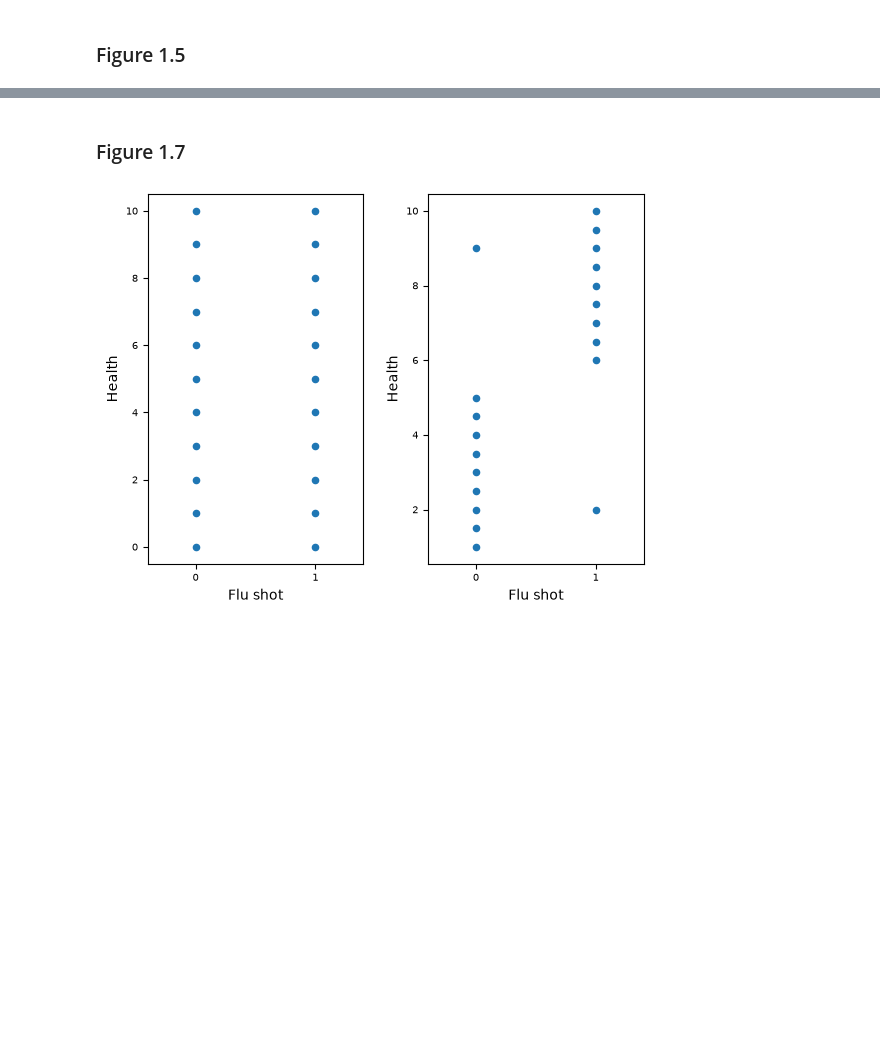
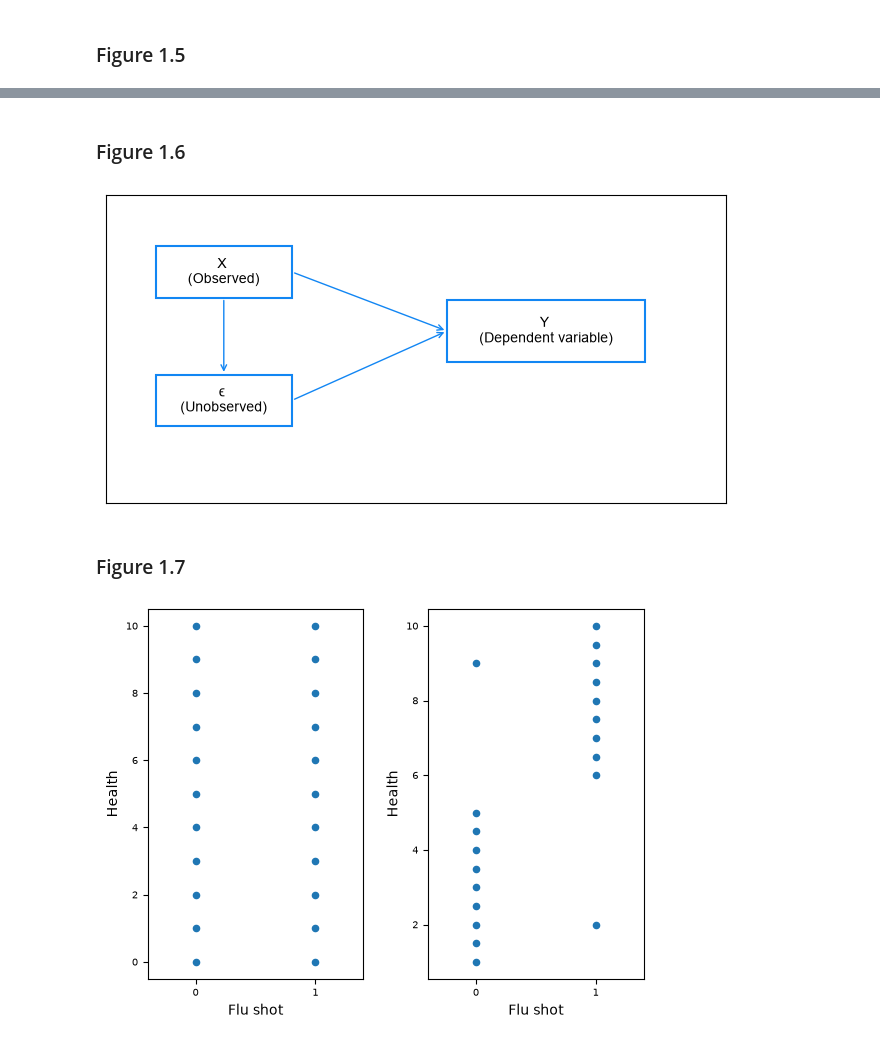
Before and after one commit to ani-research/Python-Companion-For-Real-Econometrics-by-M.Bailey, a Jupyter notebook: chapters/chapter01.ipynb, the cells around one changed output, grey strips where cells are left out. Saved outputs shown, nothing was run; the diff lists cells and outputs as text; code cells hidden in the pictures; blank space fills up the shorter version.

```diff
--- a/chapters/chapter01.ipynb
+++ b/chapters/chapter01.ipynb
@@ -145,3 +243,57 @@ plt.show()
+# %% [markdown]
+### Figure 1.6
+# %%
+from matplotlib.patches import Rectangle
+
+fig, ax = plt.subplots(figsize=(8,4))
+
+# Remove axes
+ax.set_xlim(0,10)
+ax.set_ylim(0,6)
+ax.set_xticklabels([])
+ax.set_yticklabels([])
+ax.tick_params(axis="both", which="major", length=0)
+
+
+# Box
+ax.add_patch(Rectangle((0.8,4), 2.2, 1,
+                       fill=False, linewidth=1.5, color="#1286F3"))
+ax.text(1.9,4.5, "X \n(Observed)",
+        ha="center", va="center")
+
+# Error box
+ax.add_patch(Rectangle((0.8,1.5),2.2,1,
+                       fill=False, linewidth=1.5, color="#1286F3"))
+ax.text(1.9,2, "ϵ \n(Unobserved)",
+        ha="center", va="center")
+
+# Y box
+ax.add_patch(Rectangle((5.5,2.75),3.2,1.2,
+                       fill=False, linewidth=1.5, color="#1286F3"))
+ax.text(7.1,3.35,"Y \n(Dependent variable)",
+        ha="center", va="center")
+
+# X -> epsilon
+ax.annotate("",                         # We just want the arrow so empty string
+            xy=(1.9,2.5),               #Tail of the arrow
+            xytext=(1.9,4),             #Head of the arrow
+            arrowprops=dict(arrowstyle="->", color="#1286F3"))
+
+# X -> Y
+ax.annotate("",
+            xy=(5.5,3.35),
+            xytext=(3,4.5),
+            arrowprops=dict(arrowstyle="->", color="#1286F3"))
+
+# epsilon -> Y
+ax.annotate("",
+            xy=(5.5,3.35),
+            xytext=(3,2),
+            arrowprops=dict(arrowstyle="->",color="#1286F3"))
+
+plt.show()
+# %% [output]
+[figure, added]
 # %% [markdown]
 ### Figure 1.7
 # %%
```
Also changed, not shown: parts of 6 cells of this notebook, 1 other file.
